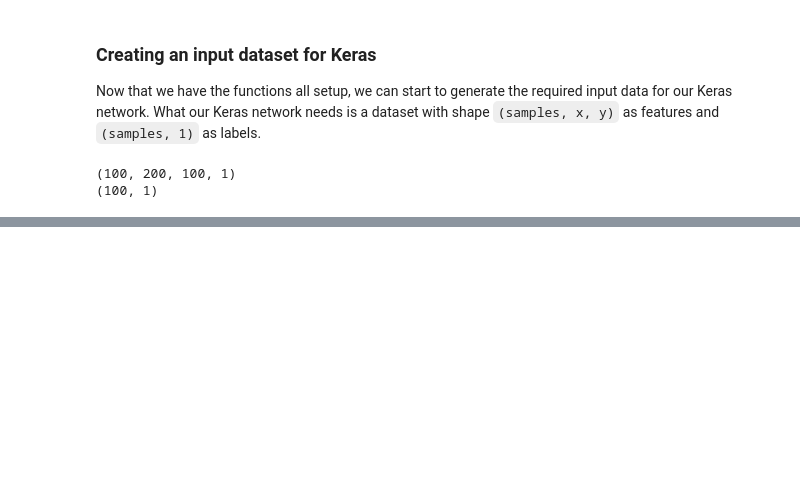
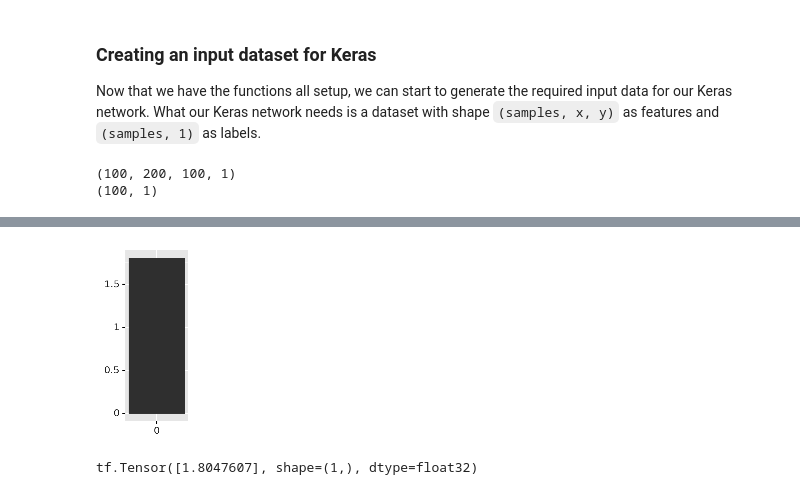
Before and after one commit to PaulHiemstra/extract_number_graph_article, a Jupyter notebook: lab_book.ipynb, the cells around one changed output, grey strips where cells are left out. Saved outputs shown, nothing was run; the diff lists cells and outputs as text; code cells hidden in the pictures; blank space fills up the shorter version.

```diff
--- a/lab_book.ipynb
+++ b/lab_book.ipynb
@@ -267,0 +393,13 @@ Now we have our data read to go, we can fit some first simple keras models and s
+# %%
+from tensorflow.keras.utils import array_to_img
+import matplotlib.pyplot as plt
+%matplotlib inline
+
+dat = list(plot_label_dataset.repeat(3).take(3))
+array_to_img(dat[1][0])
+# %% [output]
+[figure, added]
+# %%
+print(dat[1][1])
+# %% [output]
+tf.Tensor([1.8047607], shape=(1,), dtype=float32)
```
Also changed, not shown: parts of 12 cells of this notebook.
